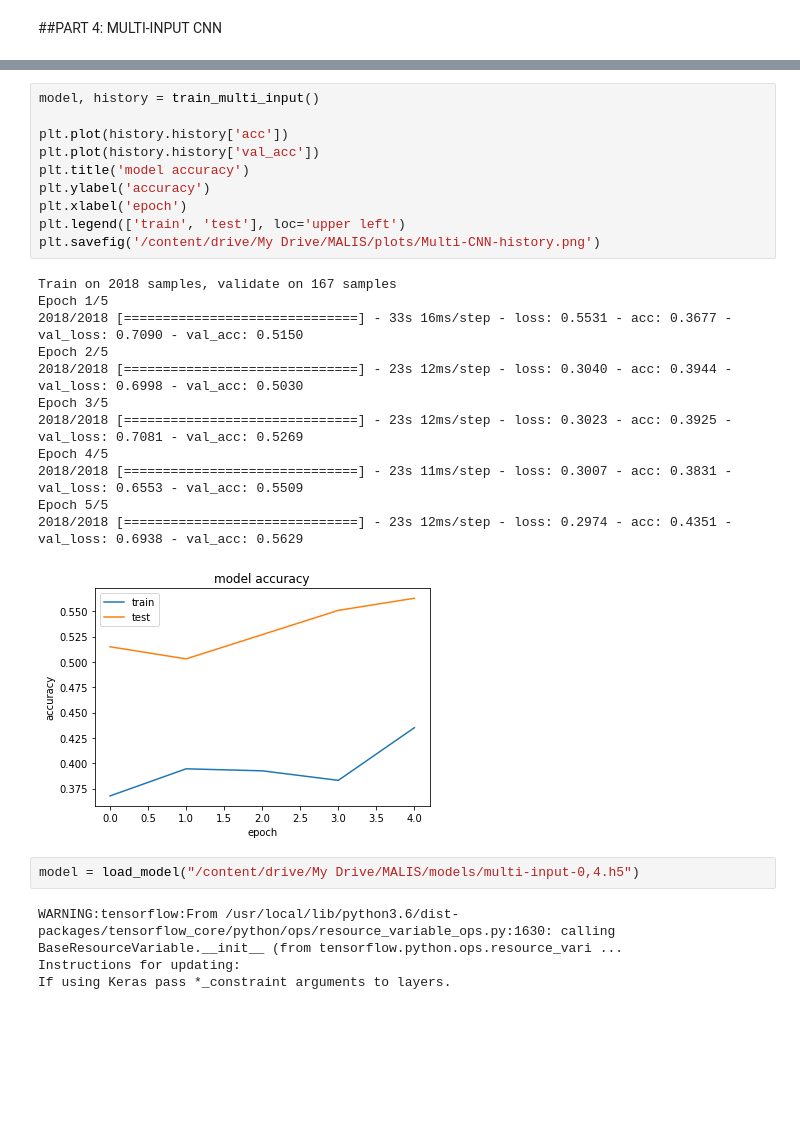
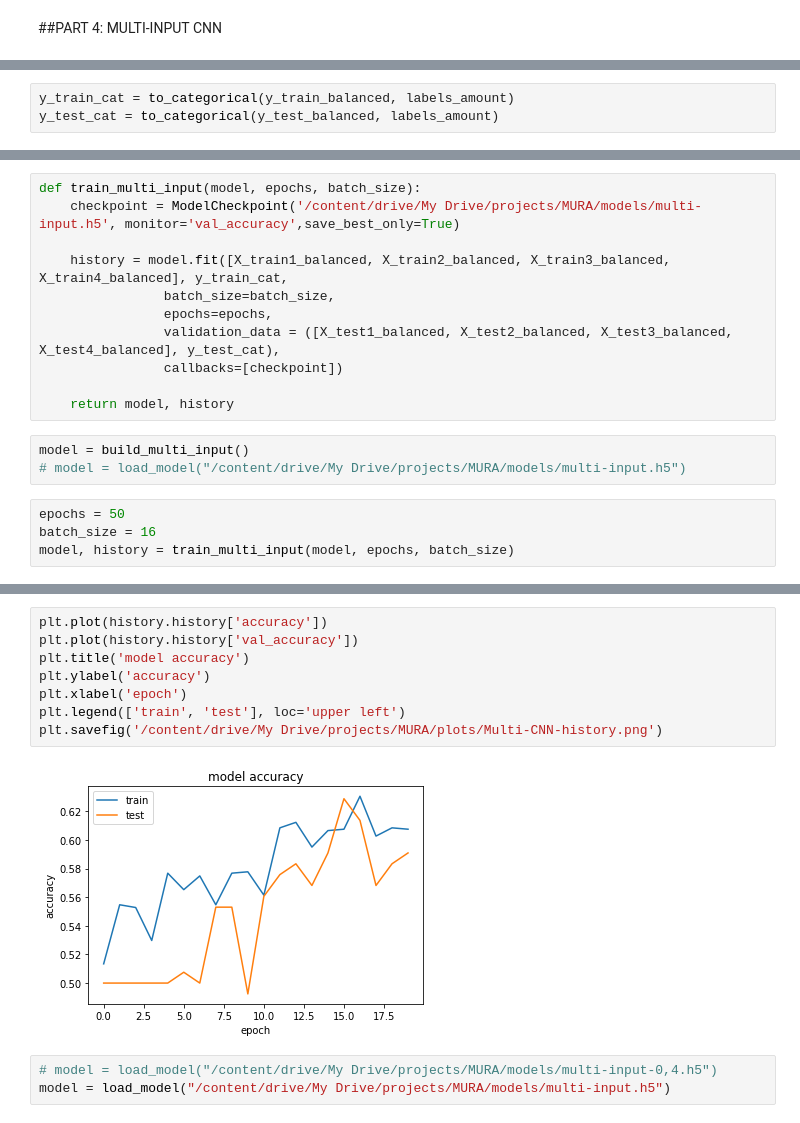
Before and after one commit to c-gohlke/X_Ray-patients-classification, a Jupyter notebook: MURA.ipynb, the cells around one changed output, grey strips where cells are left out. Drawn from its saved outputs; the diff is of its cells as text; blank space fills up the shorter version.

```diff
--- a/MURA.ipynb
+++ b/MURA.ipynb
@@ -370,2 +577,5 @@ Y_test_cat = np_utils.to_categorical(Y_test, labels_amount)
+# %%
+y_train_cat = to_categorical(y_train_balanced, labels_amount)
+y_test_cat = to_categorical(y_test_balanced, labels_amount)
 # %%
 def create_convolution_layers(input_img):
@@ -447,0 +642,18 @@ def train_multi_input():
+# %%
+def train_multi_input(model, epochs, batch_size):
+    checkpoint = ModelCheckpoint('/content/drive/My Drive/projects/MURA/models/multi-input.h5', monitor='val_accuracy',save_best_only=True)
+
+    history = model.fit([X_train1_balanced, X_train2_balanced, X_train3_balanced, X_train4_balanced], y_train_cat,
+                batch_size=batch_size,
+                epochs=epochs,
+                validation_data = ([X_test1_balanced, X_test2_balanced, X_test3_balanced, X_test4_balanced], y_test_cat),
+                callbacks=[checkpoint])
+
+    return model, history
+# %%
+model = build_multi_input()
+# model = load_model("/content/drive/My Drive/projects/MURA/models/multi-input.h5")
+# %%
+epochs = 50
+batch_size = 16
+model, history = train_multi_input(model, epochs, batch_size)
@@ -448,30 +678,14 @@ def train_multi_input():
 # %%
-model, history = train_multi_input()
-
-plt.plot(history.history['acc'])
-plt.plot(history.history['val_acc'])
+plt.plot(history.history['accuracy'])
+plt.plot(history.history['val_accuracy'])
 plt.title('model accuracy')
 plt.ylabel('accuracy')
 plt.xlabel('epoch')
 plt.legend(['train', 'test'], loc='upper left')
-plt.savefig('/content/drive/My Drive/MALIS/plots/Multi-CNN-history.png')
+plt.savefig('/content/drive/My Drive/projects/MURA/plots/Multi-CNN-history.png')
 # %% [output]
-Train on 2018 samples, validate on 167 samples
-Epoch 1/5
-2018/2018 [==============================] - 33s 16ms/step - loss: 0.5531 - acc: 0.3677 - val_loss: 0.7090 - val_acc: 0.5150
-Epoch 2/5
-2018/2018 [==============================] - 23s 12ms/step - loss: 0.3040 - acc: 0.3944 - val_loss: 0.6998 - val_acc: 0.5030
-Epoch 3/5
-2018/2018 [==============================] - 23s 12ms/step - loss: 0.3023 - acc: 0.3925 - val_loss: 0.7081 - val_acc: 0.5269
-Epoch 4/5
-2018/2018 [==============================] - 23s 11ms/step - loss: 0.3007 - acc: 0.3831 - val_loss: 0.6553 - val_acc: 0.5509
-Epoch 5/5
-2018/2018 [==============================] - 23s 12ms/step - loss: 0.2974 - acc: 0.4351 - val_loss: 0.6938 - val_acc: 0.5629
-[figure, old version]
+[figure, new version]
 # %%
-model = load_model("/content/drive/My Drive/MALIS/models/multi-input-0,4.h5")
+# model = load_model("/content/drive/My Drive/projects/MURA/models/multi-input-0,4.h5")
+model = load_model("/content/drive/My Drive/projects/MURA/models/multi-input.h5")
-# %% [output]
-WARNING:tensorflow:From /usr/local/lib/python3.6/dist-packages/tensorflow_core/python/ops/resource_variable_ops.py:1630: calling BaseResourceVariable.__init__ (from tensorflow.python.ops.resource_vari ...
-Instructions for updating:
-If using Keras pass *_constraint arguments to layers.
 # %%
```
Also changed, not shown: parts of 47 cells of this notebook.
